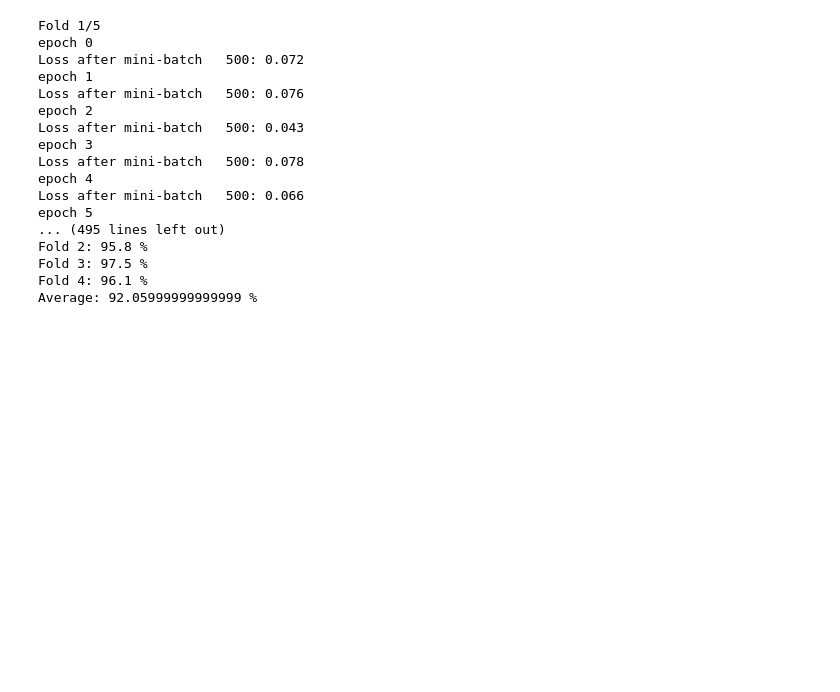
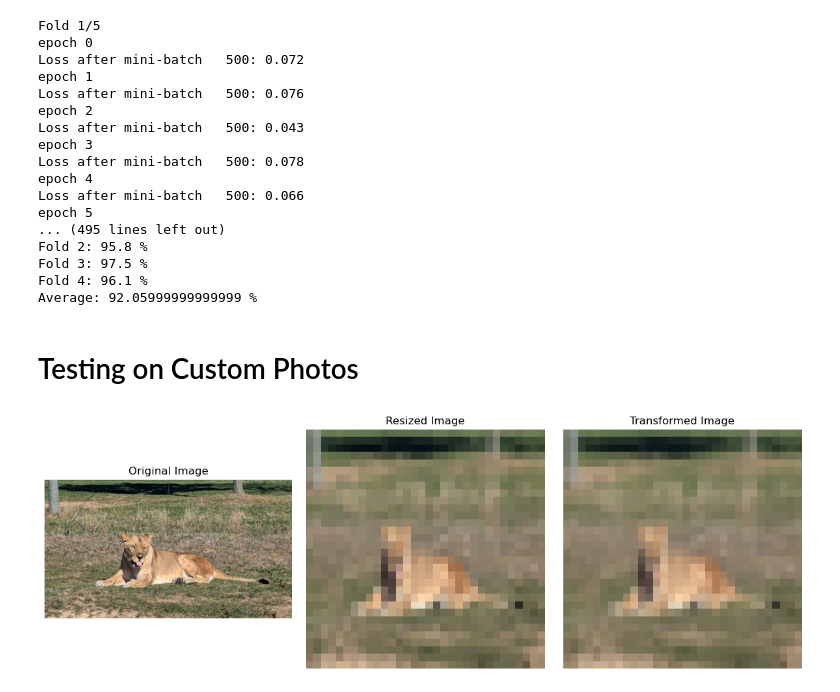
Before and after one commit to danielmallett/325-project, a Jupyter notebook: testing_pytorch.ipynb, the cells around one changed output. Drawn from its saved outputs; the diff is of its cells as text; code cells hidden in the pictures; blank space fills up the shorter version.

Commit message:
custom inputs

```diff
--- a/testing_pytorch.ipynb
+++ b/testing_pytorch.ipynb
@@ -440,3 +453,5 @@ Fold 2: 95.8 %
 Fold 3: 97.5 %
 Fold 4: 96.1 %
 Average: 92.05999999999999 %
+# %% [markdown]
+# Testing on Custom Photos
@@ -442,0 +462,44 @@ Average: 92.05999999999999 %
+# %%
+image_transform = transforms.Compose([
+    transforms.Resize((32, 32)),  # Resize to 28x28
+    transforms.ToTensor(),
+    #transforms.Normalize((0.5,), (0.5,))  # Normalize to match training data
+    #transforms.Normalize(mean=(0.5, 0.5, 0.5), std=(0.5, 0.5, 0.5))  # Normalize RGB channels
+])
+
+def load_and_preprocess_image(image_path):
+    image = Image.open(image_path).convert('RGB')
+    transformed_image = image_transform(image).unsqueeze(0)  # Flatten for model input
+    return transformed_image
+
+def visualize_image_transform(image_path):
+    image = Image.open(image_path)
+
+    # Original Image
+    plt.figure(figsize=(12, 4))
+    plt.subplot(1, 3, 1)
+    plt.imshow(image, cmap='gray')
+    plt.title('Original Image')
+    plt.axis('off')
+
+    # After resizing
+    image_resized = image.resize((32, 32))
+    plt.subplot(1, 3, 2)
+    plt.imshow(image_resized, cmap='gray')
+    plt.title('Resized Image')
+    plt.axis('off')
+
+    # After applying transformations (ToTensor and Normalize)
+    transformed_image = image_transform(image).squeeze().numpy()  # Squeeze to remove channel dimension for display
+    transformed_image = transformed_image.transpose(1,2,0)
+    plt.subplot(1, 3, 3)
+    plt.imshow(transformed_image)
+    plt.title('Transformed Image')
+    plt.axis('off')
+
+    plt.tight_layout()
+    plt.show()
+
+visualize_image_transform('images/lion.jpg')
+# %% [output]
+[figure, added]
```
Also changed, not shown: parts of 9 cells of this notebook.
